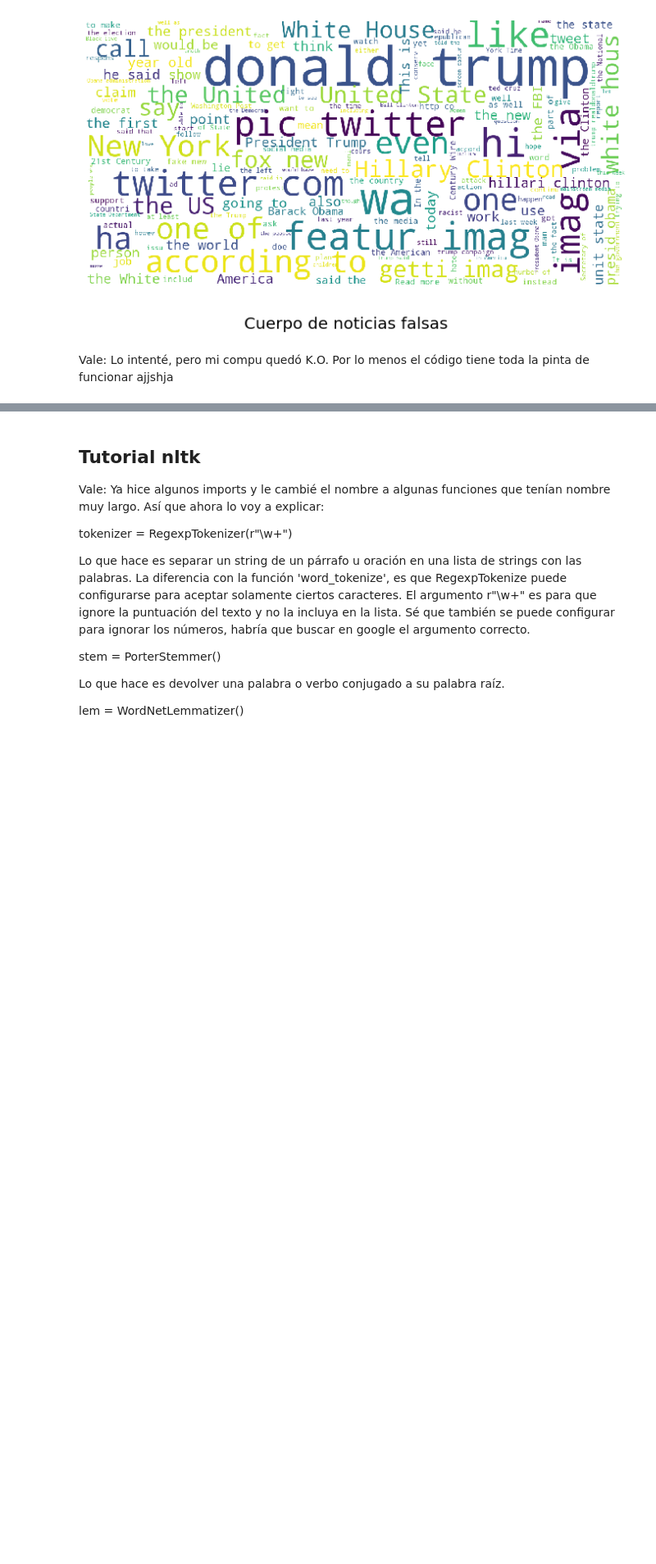
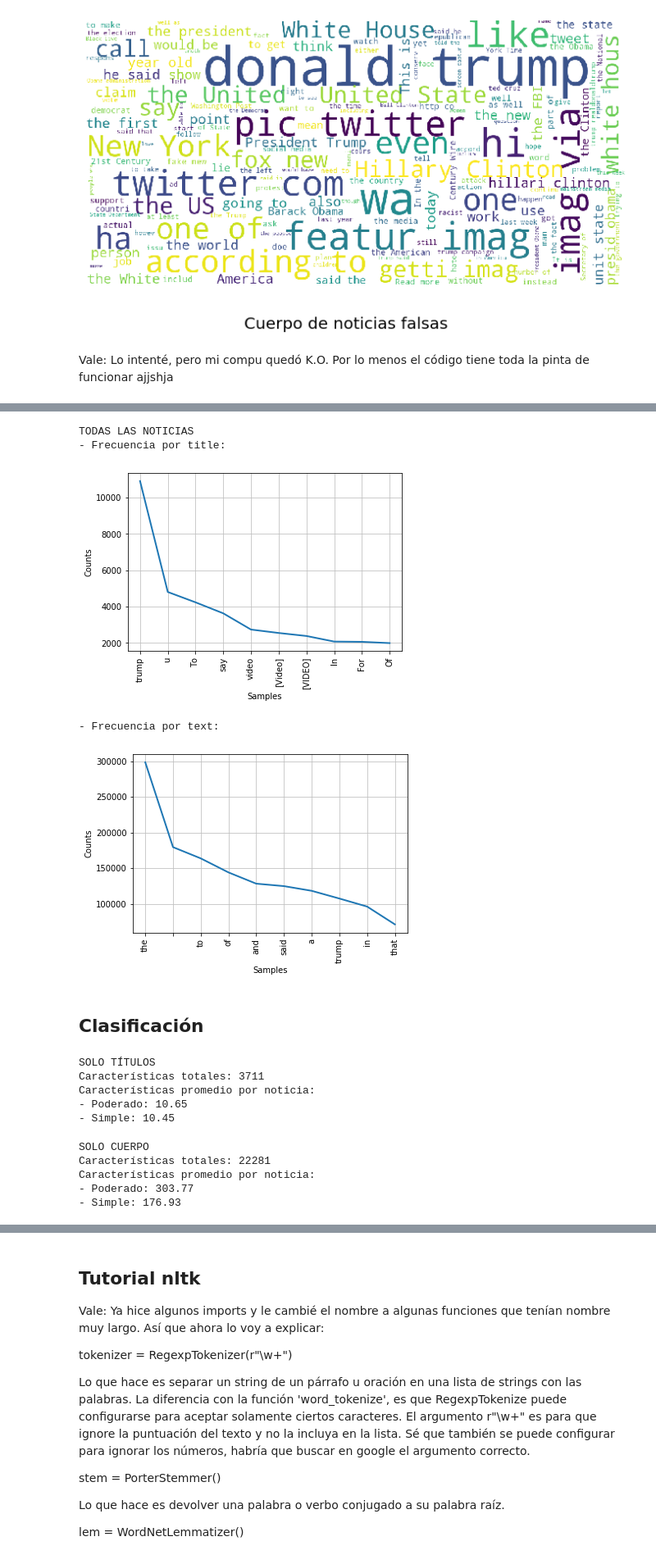
Before and after one commit to framunoz/Detector-Noticias-Falsas, a Jupyter notebook: codigo/01-Carga_de_datos.ipynb, the cells around one changed output, grey strips where cells are left out. Shown at 82% size. Cells and saved outputs as stored; diff of their text form; code cells hidden in the pictures; blank space fills up the shorter version.

```diff
--- a/codigo/01-Carga_de_datos.ipynb
+++ b/codigo/01-Carga_de_datos.ipynb
@@ -745,0 +806,11 @@ Vale: Lo intenté, pero mi compu quedó K.O. Por lo menos el código tiene toda
+# %%
+print('TODAS LAS NOTICIAS')
+word_frequency(df_proc, 10)
+# %% [output]
+TODAS LAS NOTICIAS
+- Frecuencia por title:
+[figure, added]
+- Frecuencia por text:
+[figure, added]
+# %% [markdown]
+## Clasificación
@@ -745,0 +832,21 @@ Vale: Lo intenté, pero mi compu quedó K.O. Por lo menos el código tiene toda
+# %%
+X = [None] * 3
+df_proc_ = df_proc.sample(n=N_SAMPLES, random_state=SEED)
+
+print('\nSOLO TÍTULOS')
+X[0] = data_encoding(df_proc_['title'])
+# %% [output]
+SOLO TÍTULOS
+Características totales: 3711
+Características promedio por noticia:
+- Poderado: 10.65
+- Simple: 10.45
+# %%
+print('\nSOLO CUERPO')
+X[1] = data_encoding(df_proc_['text'])
+# %% [output]
+SOLO CUERPO
+Características totales: 22281
+Características promedio por noticia:
+- Poderado: 303.77
+- Simple: 176.93
```
Also changed, not shown: parts of 15 cells of this notebook, 1 other file.
